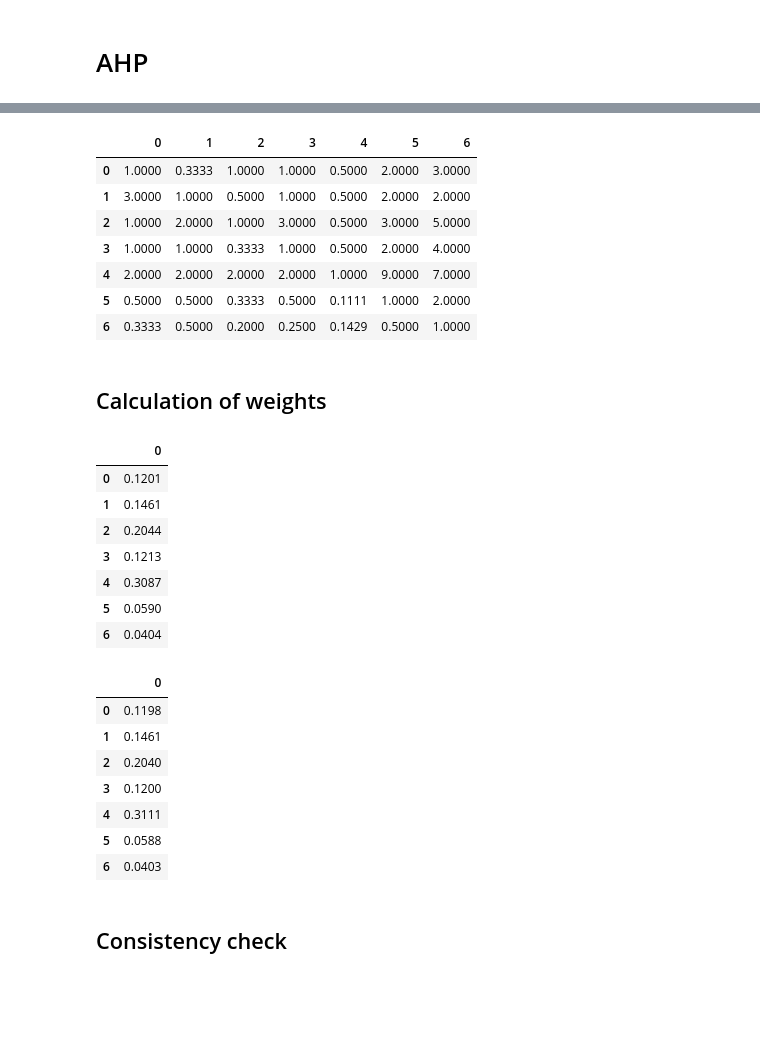
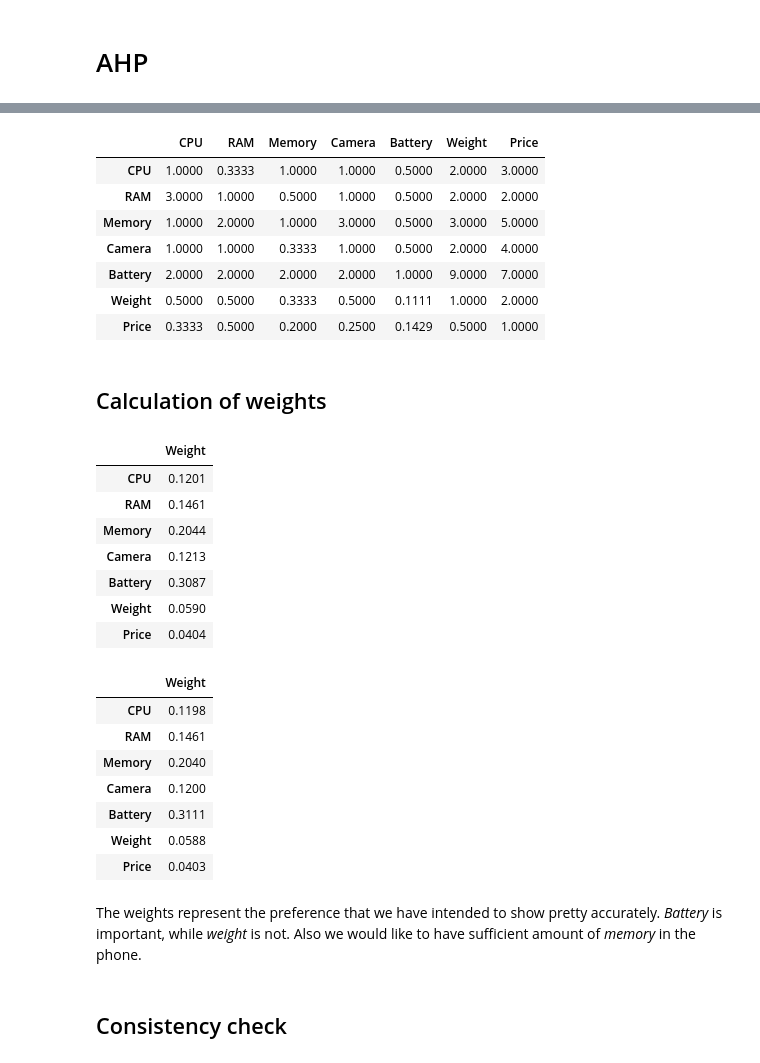
Before and after one commit to BbqGamer/decision-analysis, a Jupyter notebook: ahp.ipynb, the cells around one changed output, grey strips where cells are left out. Cells and saved outputs as stored; diff of their text form; code cells hidden in the pictures; blank space fills up the shorter version.

```diff
--- a/ahp.ipynb
+++ b/ahp.ipynb
@@ -35,32 +35,32 @@ d
 # %%
 A = np.array(
     [  # C  R  S  C	 B  W, P
         [1, 0, 1, 1, 0, 2, 3],  # CPU
         [3, 1, 0, 1, 0, 2, 2],  # RAM
         [0, 2, 1, 3, 0, 3, 5],  # Storage
         [0, 0, 0, 1, 0, 2, 4],  # Camera
         [2, 2, 2, 2, 1, 9, 7],  # Battery
         [0, 0, 0, 0, 0, 1, 2],  # Weight
         [0, 0, 0, 0, 0, 0, 1],  # Price
     ],
     np.float32,
 )
 
 for m in range(A.shape[0]):
     for n in range(A.shape[1]):
         if A[m, n] == 0:
             A[m, n] = 1 / A[n, m]
 
-pd.DataFrame(A)
+pd.DataFrame(A, columns=header, index=header)
 # %% [output]
-|  | 0 | 1 | 2 | 3 | 4 | 5 | 6 |
-| 0 | 1.0000 | 0.3333 | 1.0000 | 1.0000 | 0.5000 | 2.0000 | 3.0000 |
-| 1 | 3.0000 | 1.0000 | 0.5000 | 1.0000 | 0.5000 | 2.0000 | 2.0000 |
-| 2 | 1.0000 | 2.0000 | 1.0000 | 3.0000 | 0.5000 | 3.0000 | 5.0000 |
-| 3 | 1.0000 | 1.0000 | 0.3333 | 1.0000 | 0.5000 | 2.0000 | 4.0000 |
-| 4 | 2.0000 | 2.0000 | 2.0000 | 2.0000 | 1.0000 | 9.0000 | 7.0000 |
-| 5 | 0.5000 | 0.5000 | 0.3333 | 0.5000 | 0.1111 | 1.0000 | 2.0000 |
-| 6 | 0.3333 | 0.5000 | 0.2000 | 0.2500 | 0.1429 | 0.5000 | 1.0000 |
+|  | CPU | RAM | Memory | Camera | Battery | Weight | Price |
+| CPU | 1.0000 | 0.3333 | 1.0000 | 1.0000 | 0.5000 | 2.0000 | 3.0000 |
+| RAM | 3.0000 | 1.0000 | 0.5000 | 1.0000 | 0.5000 | 2.0000 | 2.0000 |
+| Memory | 1.0000 | 2.0000 | 1.0000 | 3.0000 | 0.5000 | 3.0000 | 5.0000 |
+| Camera | 1.0000 | 1.0000 | 0.3333 | 1.0000 | 0.5000 | 2.0000 | 4.0000 |
+| Battery | 2.0000 | 2.0000 | 2.0000 | 2.0000 | 1.0000 | 9.0000 | 7.0000 |
+| Weight | 0.5000 | 0.5000 | 0.3333 | 0.5000 | 0.1111 | 1.0000 | 2.0000 |
+| Price | 0.3333 | 0.5000 | 0.2000 | 0.2500 | 0.1429 | 0.5000 | 1.0000 |
 # %% [markdown]
 ## Calculation of weights
 # %%
@@ -68,16 +68,16 @@ def get_weights_1(A):
     return (A / A.sum(axis=0)).sum(axis=1) / len(A)
 
 
-pd.DataFrame(get_weights_1(A))
+pd.DataFrame(get_weights_1(A), index=header, columns=["Weight"])
 # %% [output]
-|  | 0 |
-| 0 | 0.1201 |
-| 1 | 0.1461 |
-| 2 | 0.2044 |
-| 3 | 0.1213 |
-| 4 | 0.3087 |
-| 5 | 0.0590 |
-| 6 | 0.0404 |
+|  | Weight |
+| CPU | 0.1201 |
+| RAM | 0.1461 |
+| Memory | 0.2044 |
+| Camera | 0.1213 |
+| Battery | 0.3087 |
+| Weight | 0.0590 |
+| Price | 0.0404 |
 # %%
 def get_weights_2(A, rank=2):
     for _ in range(rank - 1):
@@ -86,16 +86,18 @@ def get_weights_2(A, rank=2):
     return row_sum / row_sum.sum()
 
 
-pd.DataFrame(get_weights_2(A, 5))
+pd.DataFrame(get_weights_2(A, 5), index=header, columns=["Weight"])
 # %% [output]
-|  | 0 |
-| 0 | 0.1198 |
-| 1 | 0.1461 |
-| 2 | 0.2040 |
-| 3 | 0.1200 |
-| 4 | 0.3111 |
-| 5 | 0.0588 |
-| 6 | 0.0403 |
+|  | Weight |
+| CPU | 0.1198 |
+| RAM | 0.1461 |
+| Memory | 0.2040 |
+| Camera | 0.1200 |
+| Battery | 0.3111 |
+| Weight | 0.0588 |
+| Price | 0.0403 |
+# %% [markdown]
+The weights represent the preference that we have intended to show pretty accurately. _Battery_ is important, while _weight_ is not. Also we would like to have sufficient amount of _memory_ in the phone.
 # %% [markdown]
 ## Consistency check
 # %%
```
Also changed, not shown: parts of 11 cells of this notebook.
